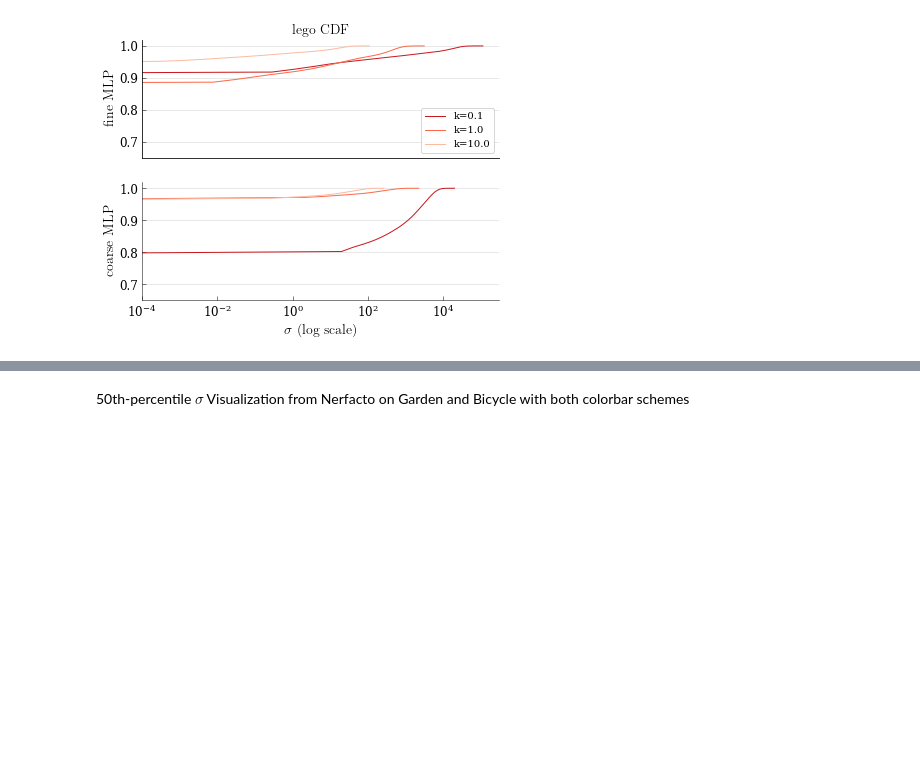
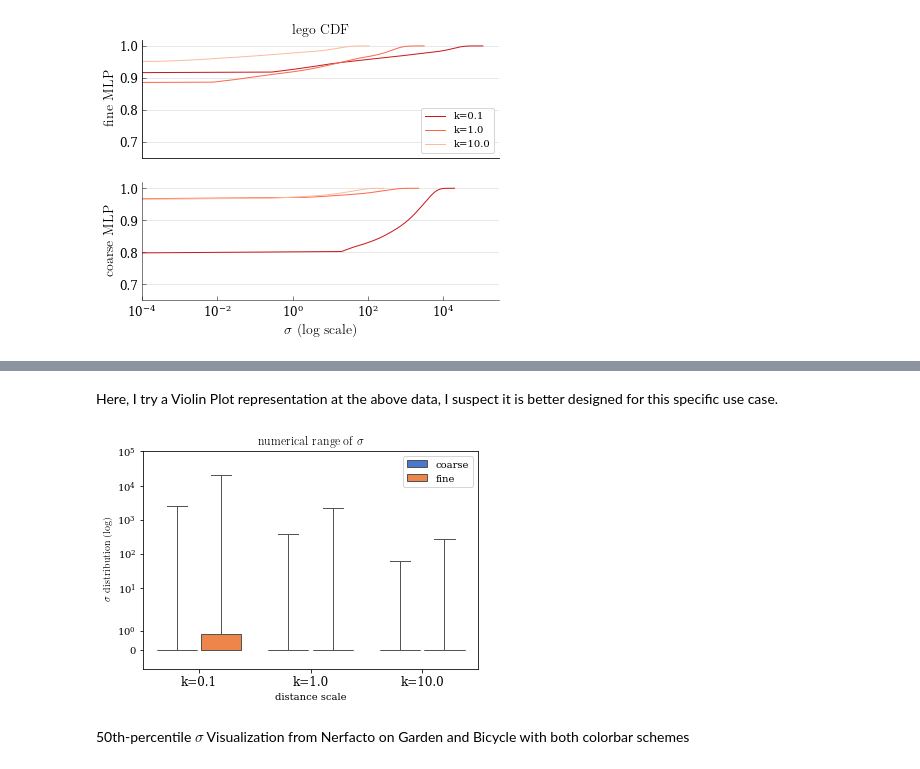
Before and after one commit to j93hahn/scratch, a Jupyter notebook: scratch/algos/alphainv.ipynb, the cells around one changed output, grey strips where cells are left out. Cells and saved outputs as stored; diff of their text form; code cells hidden in the pictures; blank space fills up the shorter version.

```diff
--- a/scratch/algos/alphainv.ipynb
+++ b/scratch/algos/alphainv.ipynb
@@ -139,3 +214,33 @@ plt.close()
+# %% [markdown]
+Here, I try a Violin Plot representation at the above data, I suspect it is better designed for this specific use case.
+# %%
+# generate box-and-whisker plot of the above CDF data
+mapping = {
+    0: 0.1,
+    1: 1.0,
+    2: 10.0
+}
+
+df = pd.read_pickle('lego_cdf_violin.pkl')
+sns.boxplot(x='distance_scale', y='sigma_distribution', hue='mlp', data=df, palette='muted',
+            linewidth=1.0, saturation=1.0, showfliers=False,
+            gap=0.1, whis=[0, 100])
+
+# manually change the IQR calculation in the boxplot to be [0.1, 0.9] instead of [0.25, 0.75]
+# this is because the violin plot is already showing the IQR
+# https://stackoverflow.com/questions/58420883/how-to-change-the-percentiles-of-a-boxplot-in-seaborn
+
+plt.yscale('symlog')
+plt.ylim([-1, 1e5])
+plt.xlabel('distance scale')
+plt.xticks([0, 1, 2], ['k=0.1', 'k=1.0', 'k=10.0'], fontsize=SMALLER_FONTSIZE)
+plt.ylabel(r'$\sigma$ distribution (log)', usetex=True)
+plt.title(r'numerical range of $\sigma$', usetex=True)
+plt.legend(loc='best')
+plt.savefig('lego_cdf_boxplot.pdf', bbox_inches='tight', dpi=300)
+plt.show()
+# %% [output]
+[figure, added]
 # %% [markdown]
 50th-percentile $\sigma$ Visualization from Nerfacto on Garden and Bicycle with both colorbar schemes
 # %%
```
Also changed, not shown: parts of 13 cells of this notebook.
